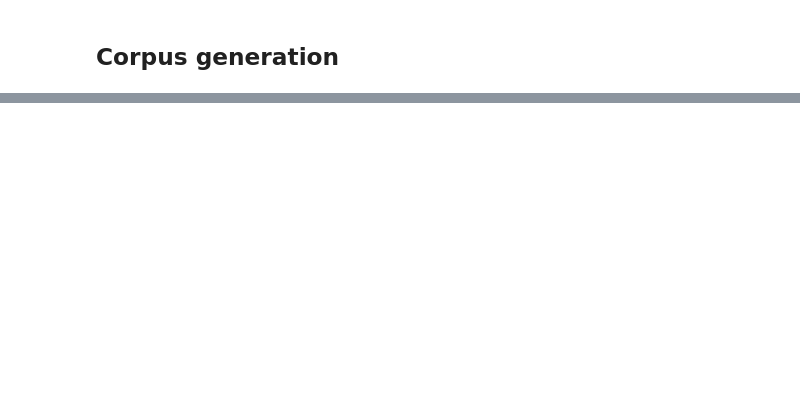
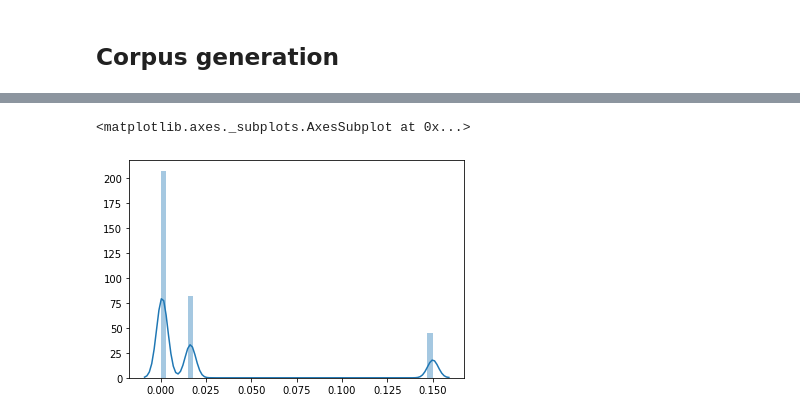
Before and after one commit to rgangela99/Cornell-Conversational-Analysis-Toolkit, a Jupyter notebook: convokit/thread_generator/notebook/corpus_generation_trajectory.ipynb, the cells around one changed output, grey strips where cells are left out. Saved outputs shown, nothing was run; the diff lists cells and outputs as text; code cells hidden in the pictures; blank space fills up the shorter version.

```diff
--- a/convokit/thread_generator/notebook/corpus_generation_trajectory.ipynb
+++ b/convokit/thread_generator/notebook/corpus_generation_trajectory.ipynb
@@ -127,0 +170,5 @@ Number of Conversations: 999
+# %%
+sns.distplot(probs[3])
+# %% [output]
+<matplotlib.axes._subplots.AxesSubplot at 0x...>
+[figure, added]
```
Also changed, not shown: parts of 27 cells of this notebook, 8 other files.
